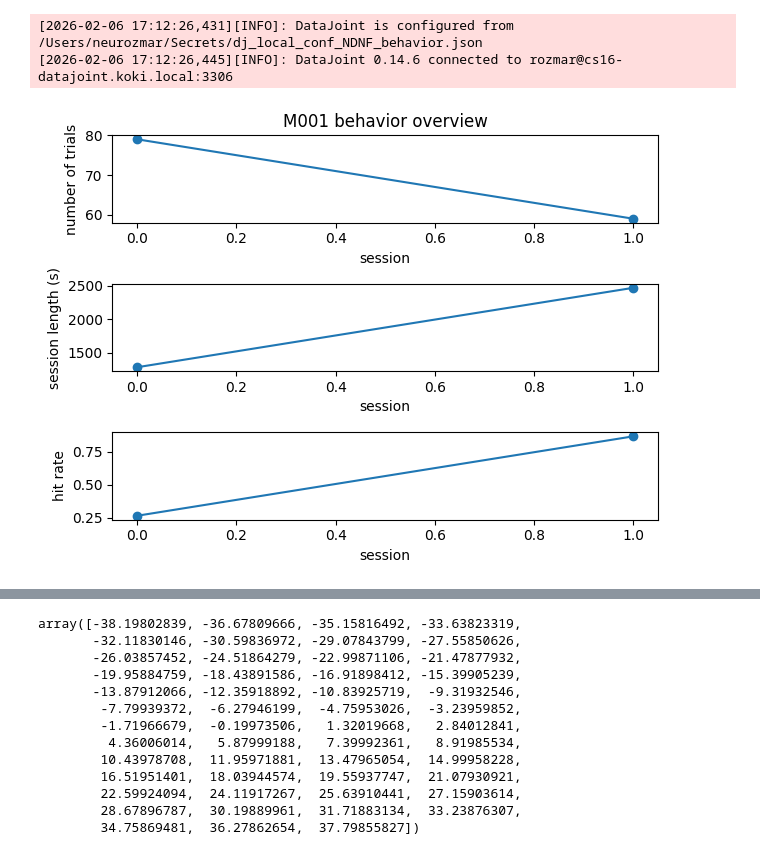
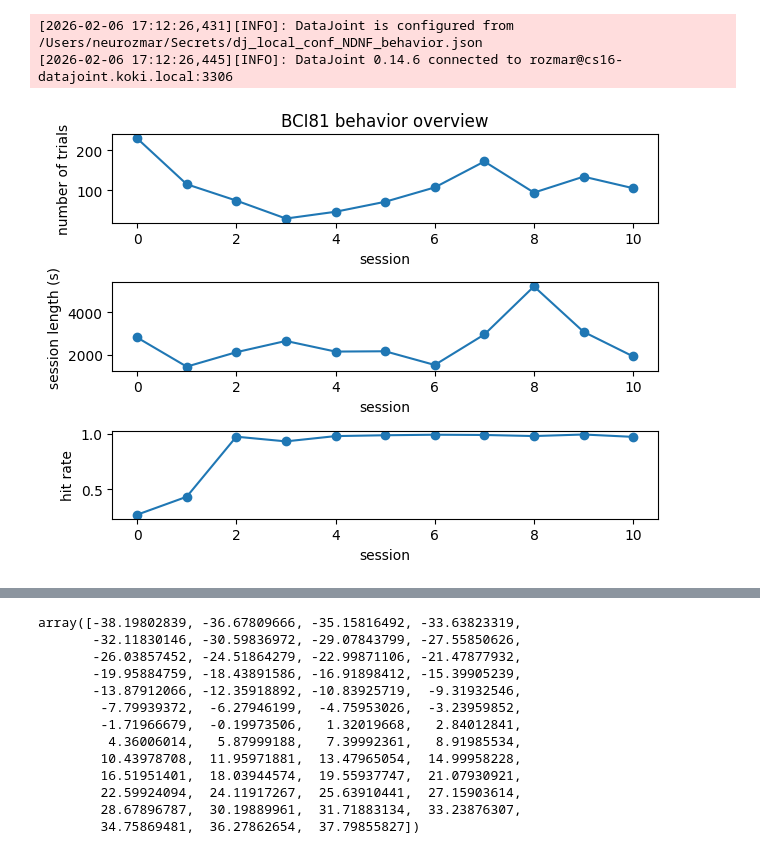
Before and after one commit to rozmar/NDNF-pipeline, a Jupyter notebook: Notebooks/behavior.ipynb, the cells around one changed output, grey strips where cells are left out. Drawn from its saved outputs; the diff is of its cells as text; code cells hidden in the pictures.

```diff
--- a/Notebooks/behavior.ipynb
+++ b/Notebooks/behavior.ipynb
@@ -19,37 +19,37 @@ import numpy as np
 #
 # %%
 
-subject_id = 'M001'
+subject_id = 'BCI81'
 available_sessions = (experiment.Session()&{'subject_id':subject_id}).fetch('session')
 trial_nums = []
 hit_rates = []
 session_lengths = []
 for session in available_sessions:
     trials = (experiment.SessionTrial()&{'subject_id':subject_id,'session':session}).fetch('trial')
     trial_nums.append(len(trials))
     hits = len(experiment.BehaviorTrial()&{'subject_id':subject_id,'session':session,'outcome':'hit'})
     hit_rate = hits/len(trials) if len(trials)>0 else np.nan
     hit_rates.append(hit_rate)
     session_length = (experiment.SessionTrial()&{'subject_id':subject_id,'session':session,'trial':np.max(trials)}).fetch1('trial_end_time')
     session_lengths.append(session_length)
 fig = plt.figure()
 ax1 = fig.add_subplot(3,1,1)
 ax1.plot(available_sessions,trial_nums,'o-')
 ax1.set_xlabel('session')
 ax1.set_ylabel('number of trials')
 plt.title(f'{subject_id} behavior overview')
 ax2 = fig.add_subplot(3,1,2)
 ax2.plot(available_sessions,session_lengths,'o-')
 ax2.set_xlabel('session')
 ax2.set_ylabel('session length (s)')
 ax3 = fig.add_subplot(3,1,3)
 ax3.plot(available_sessions,hit_rates,'o-')
 ax3.set_xlabel('session')
 ax3.set_ylabel('hit rate')
 plt.tight_layout()
 plt.show()
 # %% [output]
-[figure, old version]
+[figure, new version]
 # %%
 # visualize targets, and how forces change over sessions and trials
 import matplotlib.pyplot as plt
```
Also changed, not shown: parts of 1 cell of this notebook.
